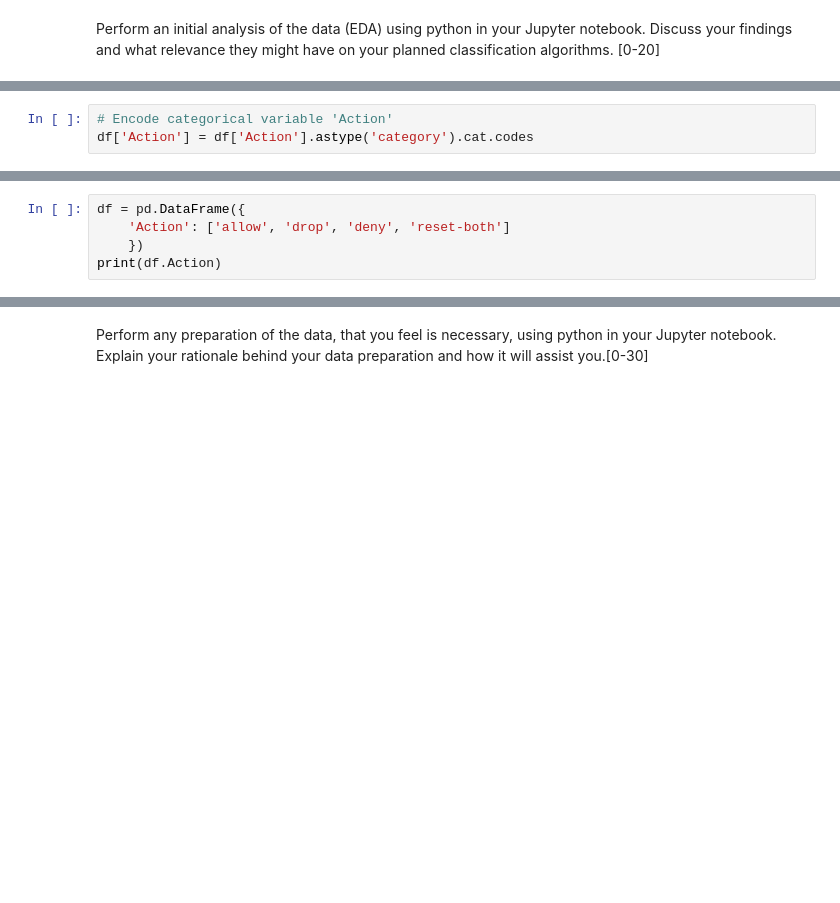
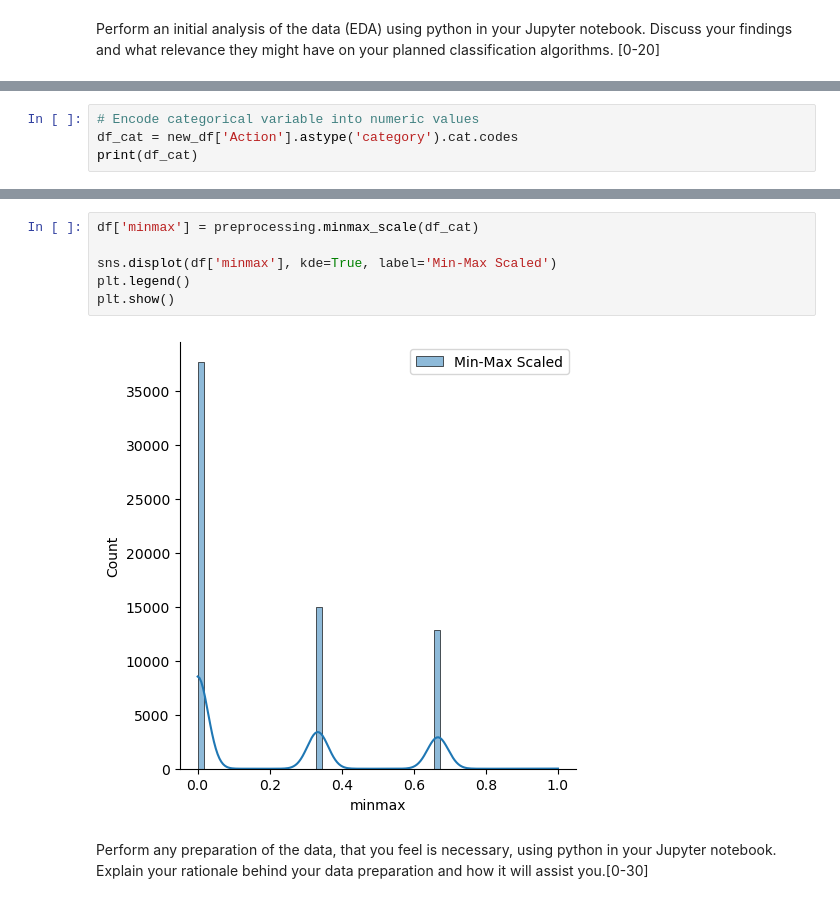
Before and after one commit to tamirisrd/ML_CA1, a Jupyter notebook: TamirisRodriguesDuarte_ML_CA1.ipynb, the cells around one changed output, grey strips where cells are left out. Saved outputs shown, nothing was run; the diff lists cells and outputs as text; blank space fills up the shorter version.

```diff
--- a/TamirisRodriguesDuarte_ML_CA1.ipynb
+++ b/TamirisRodriguesDuarte_ML_CA1.ipynb
@@ -95,3 +116,4 @@ plt.show()
 # %%
-# Encode categorical variable 'Action'
-df['Action'] = df['Action'].astype('category').cat.codes
+# Encode categorical variable into numeric values
+df_cat = new_df['Action'].astype('category').cat.codes
+print(df_cat)
@@ -108,5 +132,0 @@ sns.countplot(y='Action', data=correlation_action)
-# %%
-df = pd.DataFrame({
-    'Action': ['allow', 'drop', 'deny', 'reset-both']
-    })
-print(df.Action)
@@ -124,3 +142,11 @@ sns.pairplot(correlation_action)
+# %%
+df['minmax'] = preprocessing.minmax_scale(df_cat)
+
+sns.displot(df['minmax'], kde=True, label='Min-Max Scaled')
+plt.legend()
+plt.show()
+# %% [output]
+[figure, added]
 # %% [markdown]
 Perform any preparation of the data, that you feel is necessary, using python in your Jupyter notebook. Explain your rationale behind your data preparation and how it will assist you.[0-30]
 # %% [markdown]
```
Also changed, not shown: parts of 16 cells of this notebook.
